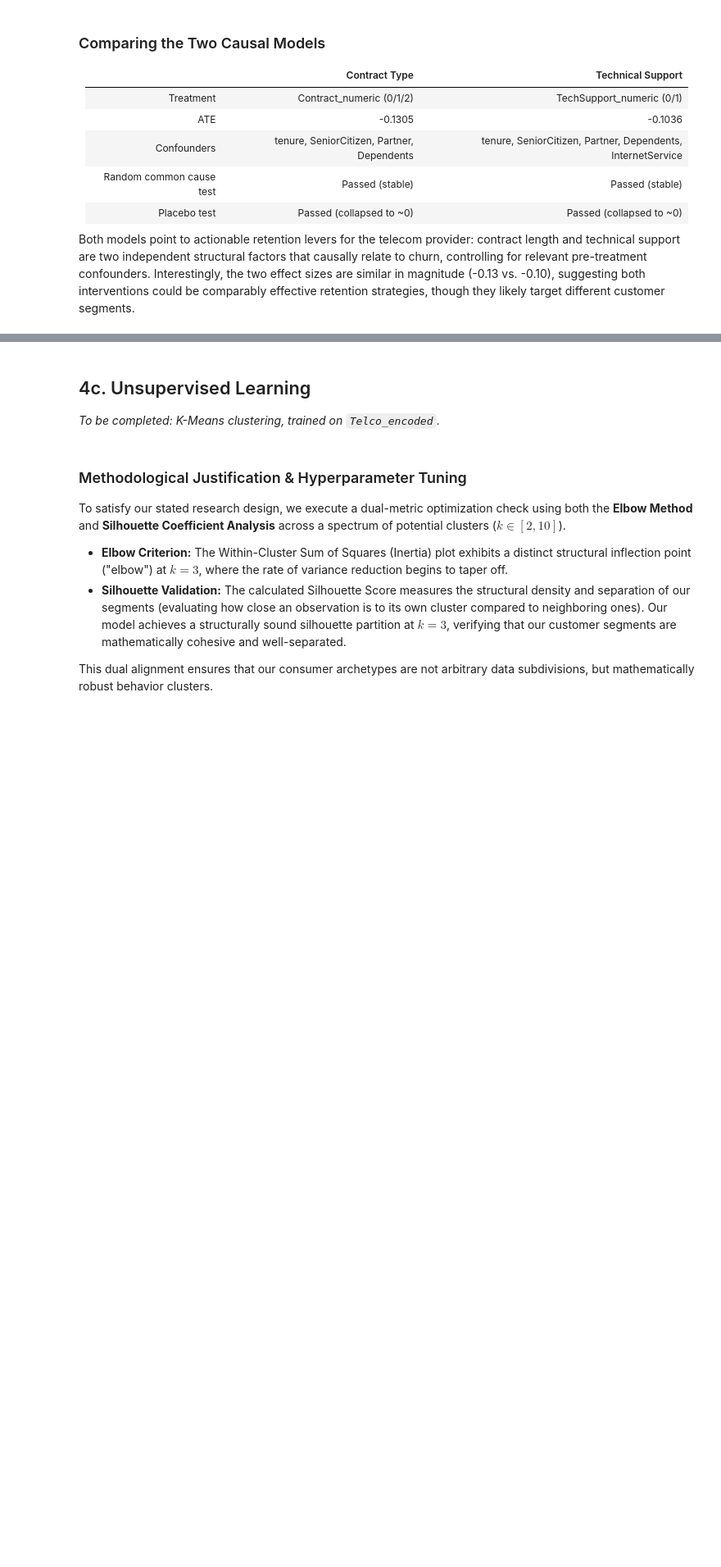
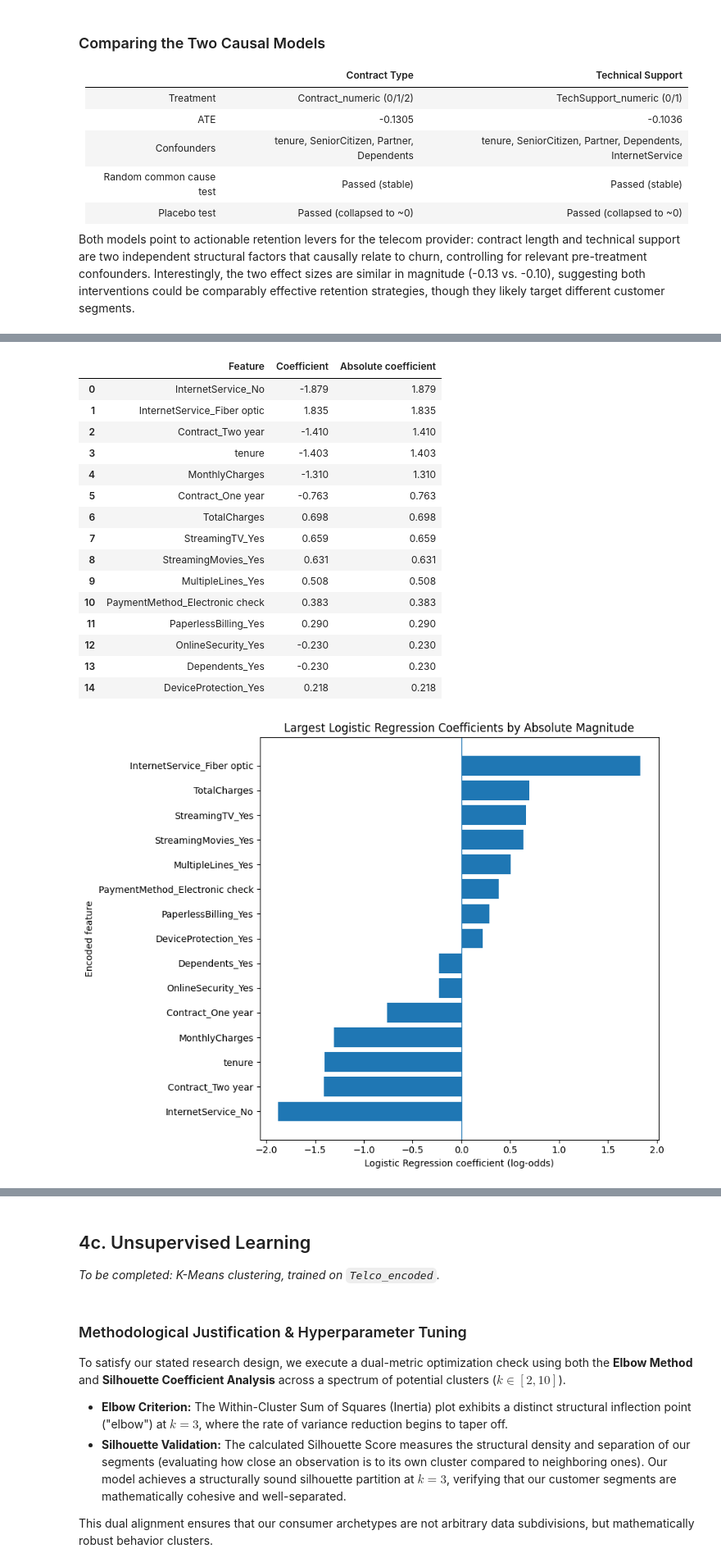
Before and after one commit to RahimiLili/CustomerChurn, a Jupyter notebook: notebooks/mission.ipynb, the cells around one changed output, grey strips where cells are left out. Shown at 82% size. Drawn from its saved outputs; the diff is of its cells as text; code cells hidden in the pictures; blank space fills up the shorter version.

```diff
--- a/notebooks/mission.ipynb
+++ b/notebooks/mission.ipynb
@@ -683,0 +1194,66 @@ See https://pandas.pydata.org/docs/user_guide/migration-3-strings.html#string-mi
+# %%
+best_logistic = best_models["Logistic Regression"]
+
+logistic_feature_names = best_logistic.named_steps[
+    "preprocessor"
+].get_feature_names_out()
+
+logistic_coefficients = best_logistic.named_steps["model"].coef_[0]
+
+coefficient_table = (
+    pd.DataFrame(
+        {
+            "Feature": logistic_feature_names,
+            "Coefficient": logistic_coefficients,
+            "Absolute coefficient": np.abs(logistic_coefficients),
+        }
+    )
+    .sort_values("Absolute coefficient", ascending=False)
+    .reset_index(drop=True)
+)
+
+display(
+    coefficient_table.head(15).round(
+        {
+            "Coefficient": 3,
+            "Absolute coefficient": 3,
+        }
+    )
+)
+
+top_coefficients = coefficient_table.head(15).sort_values(
+    "Coefficient"
+)
+
+plt.figure(figsize=(9, 7))
+plt.barh(
+    top_coefficients["Feature"],
+    top_coefficients["Coefficient"],
+)
+plt.axvline(0, linewidth=1)
+plt.xlabel("Logistic Regression coefficient (log-odds)")
+plt.ylabel("Encoded feature")
+plt.title(
+    "Largest Logistic Regression Coefficients "
+    "by Absolute Magnitude"
+)
+plt.tight_layout()
+plt.show()
+# %% [output]
+|  | Feature | Coefficient | Absolute coefficient |
+| 0 | InternetService_No | -1.879 | 1.879 |
+| 1 | InternetService_Fiber optic | 1.835 | 1.835 |
+| 2 | Contract_Two year | -1.410 | 1.410 |
+| 3 | tenure | -1.403 | 1.403 |
+| 4 | MonthlyCharges | -1.310 | 1.310 |
+| 5 | Contract_One year | -0.763 | 0.763 |
+| 6 | TotalCharges | 0.698 | 0.698 |
+| 7 | StreamingTV_Yes | 0.659 | 0.659 |
+| 8 | StreamingMovies_Yes | 0.631 | 0.631 |
+| 9 | MultipleLines_Yes | 0.508 | 0.508 |
+| 10 | PaymentMethod_Electronic check | 0.383 | 0.383 |
+| 11 | PaperlessBilling_Yes | 0.290 | 0.290 |
+| 12 | OnlineSecurity_Yes | -0.230 | 0.230 |
+| 13 | Dependents_Yes | -0.230 | 0.230 |
+| 14 | DeviceProtection_Yes | 0.218 | 0.218 |
+[figure, added]
```
Also changed, not shown: parts of 45 cells of this notebook.
